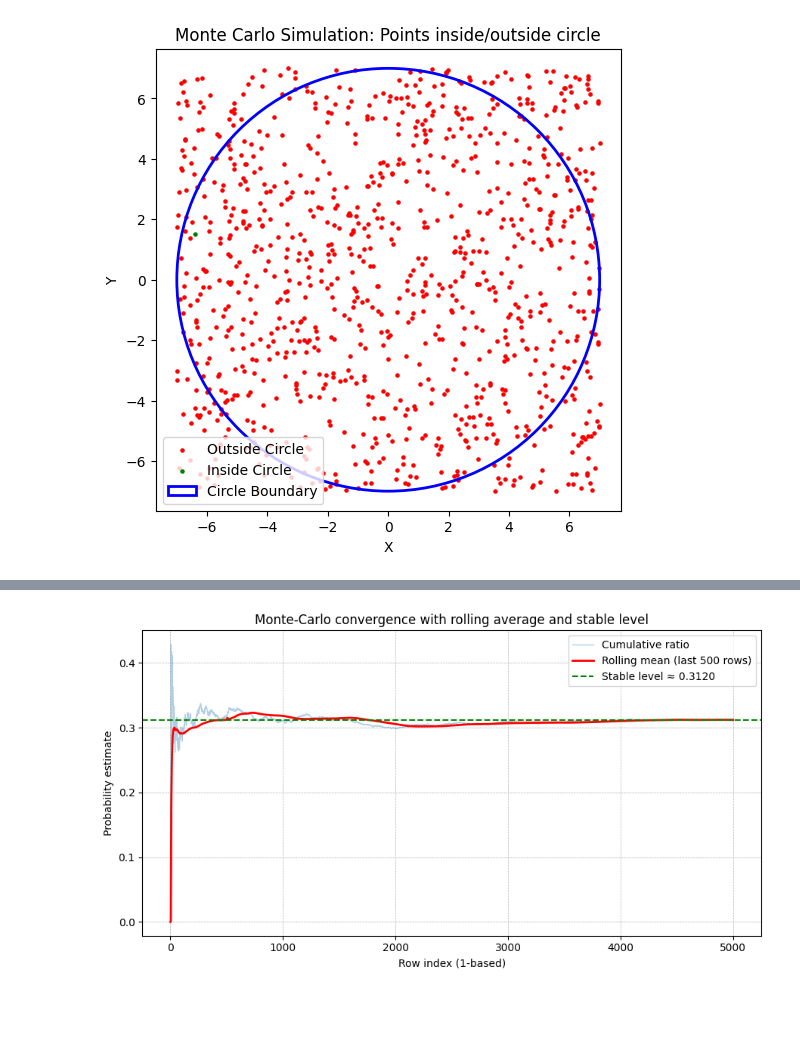
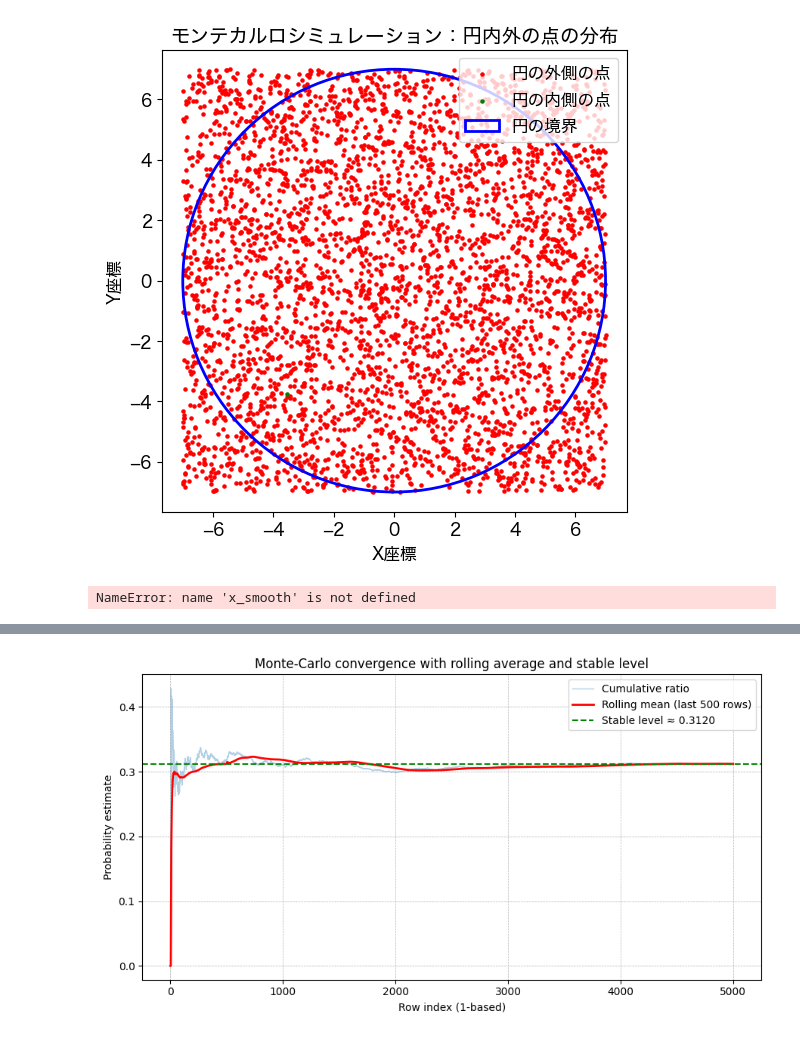
Before and after one commit to SorataBaka/kosen-5, a Jupyter notebook: random-simulation/plot.ipynb, the cells around one changed output, grey strips where cells are left out. Cells and saved outputs as stored; diff of their text form; code cells hidden in the pictures; blank space fills up the shorter version.

```diff
--- a/random-simulation/plot.ipynb
+++ b/random-simulation/plot.ipynb
@@ -67,48 +294,69 @@ plt.show()
 # %%
 import matplotlib.pyplot as plt
+import numpy as np
 
+plt.rcParams['font.family'] = 'Hiragino Sans'
 # Load CSV data: columns = index,radius,x,y,withinCount,percentageWithin,theoretical
 filename = "area.txt"
 
 x_in, y_in = [], []
 x_out, y_out = [], []
 
 with open(filename, 'r') as f:
-    next(f)  # skip header
+    next(f)  # ヘッダー行をスキップ
     for line in f:
         parts = line.strip().split(',')
         if len(parts) < 7:
             continue
 
         x = float(parts[2])
         y = float(parts[3])
         is_within = int(parts[4])
 
         if is_within == 1:
             x_in.append(x)
             y_in.append(y)
         else:
             x_out.append(x)
             y_out.append(y)
 
-# Plot points
+# プロット設定
 plt.figure(figsize=(6,6))
-plt.scatter(x_out, y_out, color='red', s=5, label='Outside Circle')
-plt.scatter(x_in, y_in, color='green', s=5, label='Inside Circle')
+plt.scatter(x_out, y_out, color='red', s=5, label='円の外側の点')
+plt.scatter(x_in, y_in, color='green', s=5, label='円の内側の点')
 
-# Draw the circle boundary
+# 円の境界線を描画
 radius = max(max(abs(x) for x in x_in + x_out), max(abs(y) for y in y_in + y_out))
-circle = plt.Circle((0, 0), radius, color='blue', fill=False, linewidth=2, label='Circle Boundary')
+circle = plt.Circle((0, 0), radius, color='blue', fill=False, linewidth=2, label='円の境界')
 plt.gca().add_artist(circle)
 
 plt.axis('equal')
-plt.legend()
-plt.title('Monte Carlo Simulation: Points inside/outside circle')
-plt.xlabel('X')
-plt.ylabel('Y')
+plt.legend(fontsize=12)
+plt.title('モンテカルロシミュレーション：円内外の点の分布', fontsize=14)
+plt.xlabel('X座標', fontsize=12)
+plt.ylabel('Y座標', fontsize=12)
+plt.xticks(fontsize=12)
+plt.yticks(fontsize=12)
+
 plt.show()
+
+# 以下、x_smooth と rolling は事前に定義済みの配列であることが前提です
+
+target_counts = [100, 1000, 10000, 100000]
+rolling_at_targets = {}
+
+for count in target_counts:
+    # 目標回数に最も近いインデックスを取得
+    idx = np.abs(x_smooth - count).argmin()
+    rolling_at_targets[count] = rolling[idx]
+
+# ローリング平均の値を出力
+print("特定の試行回数での移動平均値:")
+for count, value in rolling_at_targets.items():
+    print(f"試行回数 {count}: 移動平均 ≈ {value:.6f}")
 # %% [output]
-[figure, old version]
+[figure, new version]
+NameError: name 'x_smooth' is not defined
 # %%
 import pandas as pd
 import matplotlib.pyplot as plt
```
Also changed, not shown: parts of 5 cells of this notebook, 12 other files.
